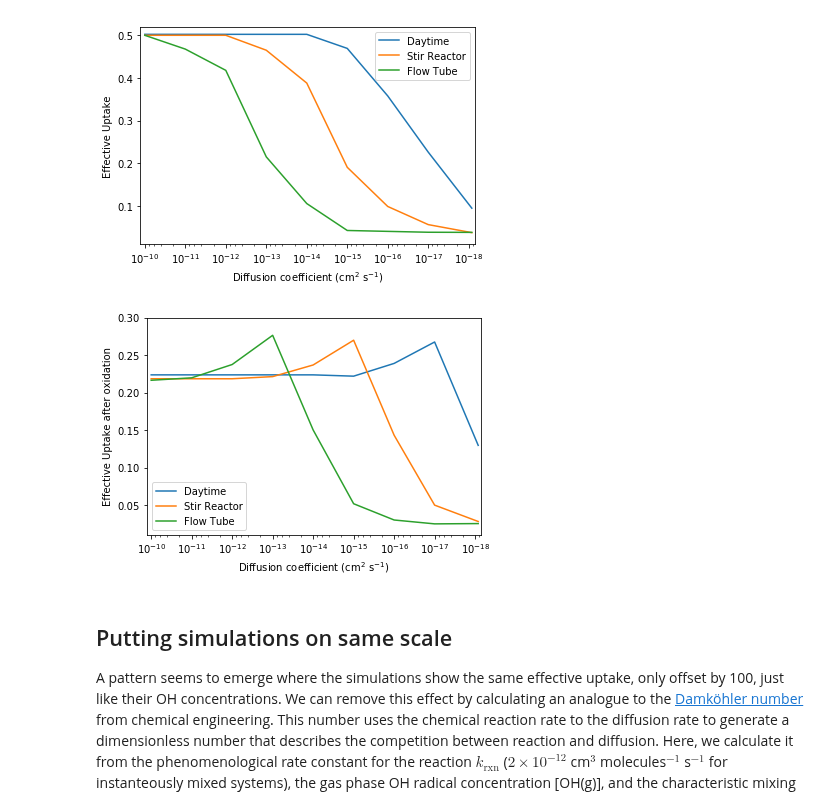
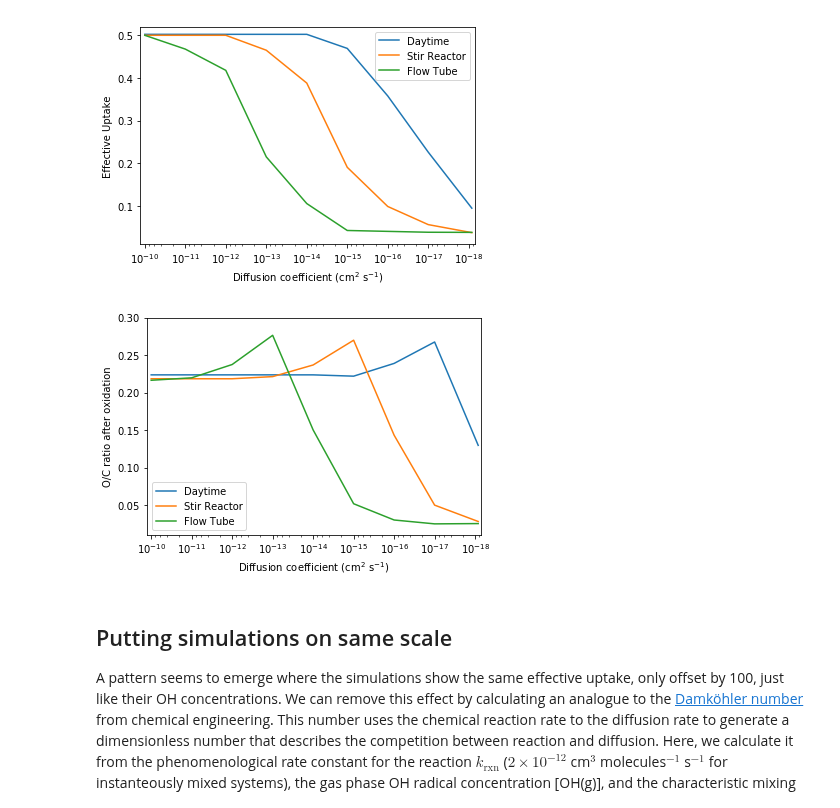
Before and after one commit to aawiegel/StackSimAnalysis, a Jupyter notebook: python/DiffusionSeries.ipynb, the cells around one changed output. Saved outputs shown, nothing was run; the diff lists cells and outputs as text; code cells hidden in the pictures.

```diff
--- a/python/DiffusionSeries.ipynb
+++ b/python/DiffusionSeries.ipynb
@@ -150,35 +150,35 @@ fig, ax = plt.subplots(1)
 
 for cond in reversed(condition):
     coef = np.array([])
     OC = np.array([])
 
     # Get uptake coefficient from each file
     for D in diffusion["overall"]:
         with pd.ExcelFile(os.path.join(subdir, files[cond+"_"+D])) as xlsx:
             df = pd.read_excel(xlsx, 'average data')
         coef = np.append(coef, D_string_conv[D])
         OC = np.append(OC, df[OC_string].iloc[-1])
 
     # Put in data frame
     OC_data[cond] = pd.DataFrame({diff_string : coef,
                                       cond_string_conv[cond] : OC})
 
     # Plot data
     OC_data[cond].plot(x = diff_string, y = cond_string_conv[cond],
                           ax = ax, logx=True, xlim=(1.3E-10, 7E-19),
                           ylim=(0, 0.51), kind='line', color = cond_color[cond],
                            label = cond_string_conv[cond])
 
 ax.set_xlim([1.3E-10, 7E-19])
 ax.set_ylim([0.01, 0.3])
 ax.set_xlabel(diff_string)
-ax.set_ylabel(uptake_string+" after oxidation")
+ax.set_ylabel(OC_string+" after oxidation")
 
 
 fig.savefig(os.path.join(subdir, 'OCratio_D.png'),
             fmt='png', dpi=300, bbox_inches='tight')
 # %% [output]
-[figure, old version]
+[figure, new version]
 # %% [markdown]
 ## Putting simulations on same scale
 
```
Also changed, not shown: parts of 3 cells of this notebook.
